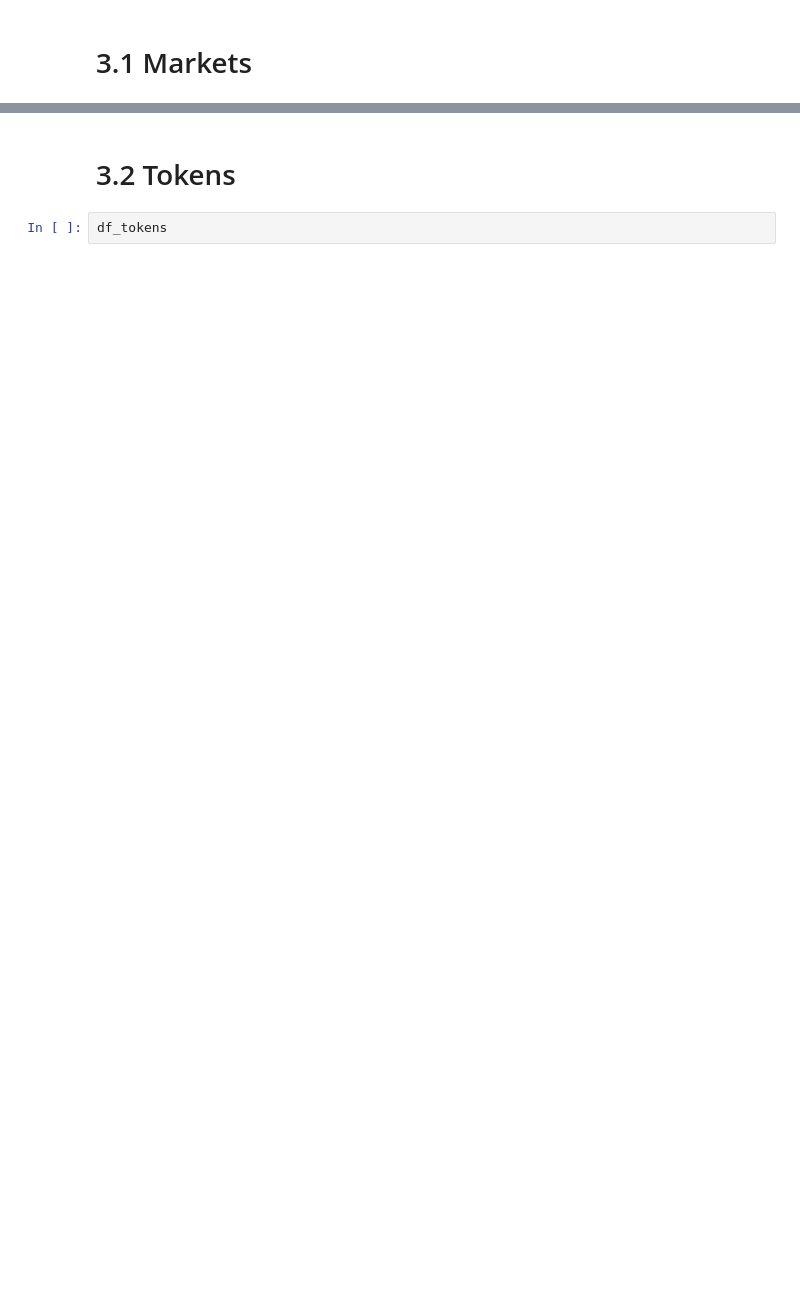
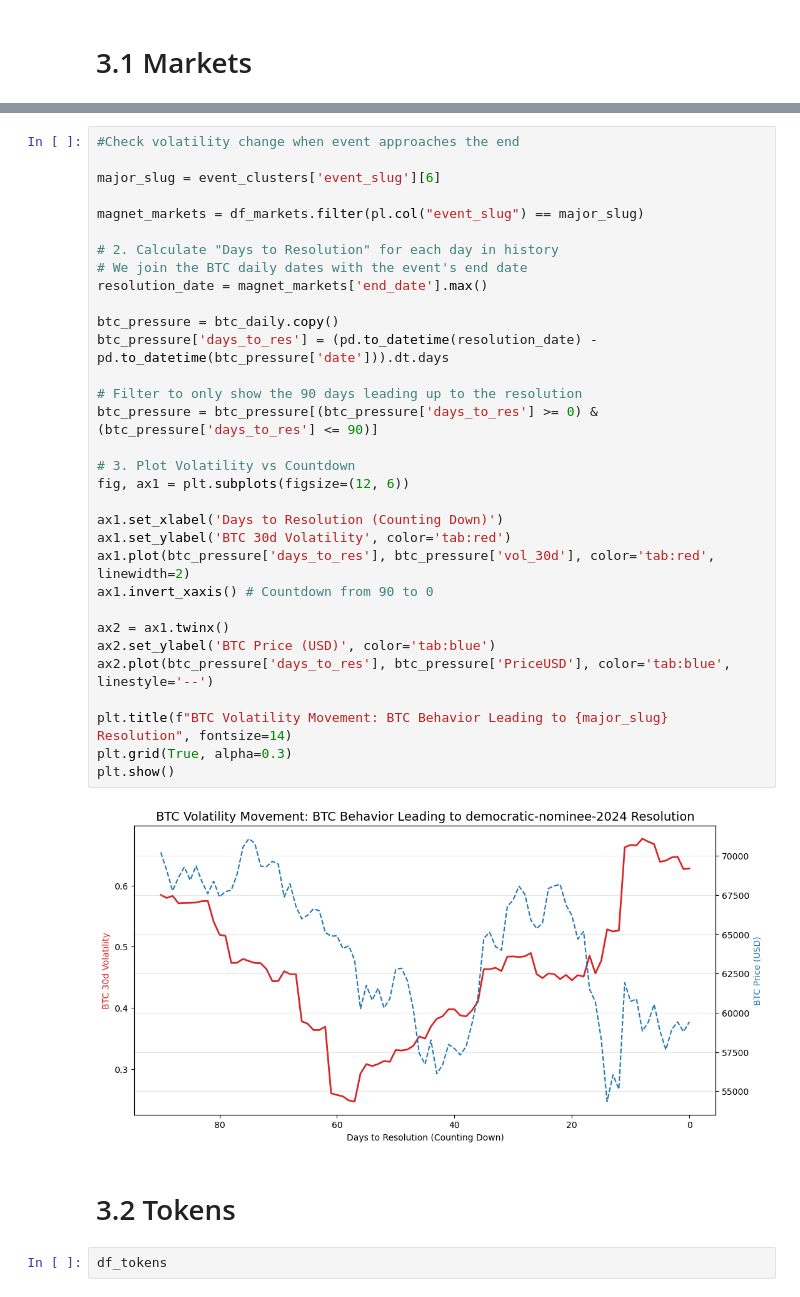
Before and after one commit to shuangvely/bitcoin-analytics-capstone-sp26-team08, a Jupyter notebook: eda/EDA.ipynb, the cells around one changed output, grey strips where cells are left out. Cells and saved outputs as stored; diff of their text form; blank space fills up the shorter version.

```diff
--- a/eda/EDA.ipynb
+++ b/eda/EDA.ipynb
@@ -316,3 +624,37 @@ df_markets.head()
+# %%
+#Check volatility change when event approaches the end
+
+major_slug = event_clusters['event_slug'][6]
+
+magnet_markets = df_markets.filter(pl.col("event_slug") == major_slug)
+
+# 2. Calculate "Days to Resolution" for each day in history
+# We join the BTC daily dates with the event's end date
+resolution_date = magnet_markets['end_date'].max()
+
+btc_pressure = btc_daily.copy()
+btc_pressure['days_to_res'] = (pd.to_datetime(resolution_date) - pd.to_datetime(btc_pressure['date'])).dt.days
+
+# Filter to only show the 90 days leading up to the resolution
+btc_pressure = btc_pressure[(btc_pressure['days_to_res'] >= 0) & (btc_pressure['days_to_res'] <= 90)]
+
+# 3. Plot Volatility vs Countdown
+fig, ax1 = plt.subplots(figsize=(12, 6))
+
+ax1.set_xlabel('Days to Resolution (Counting Down)')
+ax1.set_ylabel('BTC 30d Volatility', color='tab:red')
+ax1.plot(btc_pressure['days_to_res'], btc_pressure['vol_30d'], color='tab:red', linewidth=2)
+ax1.invert_xaxis() # Countdown from 90 to 0
+
+ax2 = ax1.twinx()
+ax2.set_ylabel('BTC Price (USD)', color='tab:blue')
+ax2.plot(btc_pressure['days_to_res'], btc_pressure['PriceUSD'], color='tab:blue', linestyle='--')
+
+plt.title(f"BTC Volatility Movement: BTC Behavior Leading to {major_slug} Resolution", fontsize=14)
+plt.grid(True, alpha=0.3)
+plt.show()
+# %% [output]
+[figure, added]
 # %% [markdown]
 # 3.2 Tokens
 # %%
```
Also changed, not shown: parts of 36 cells of this notebook.
